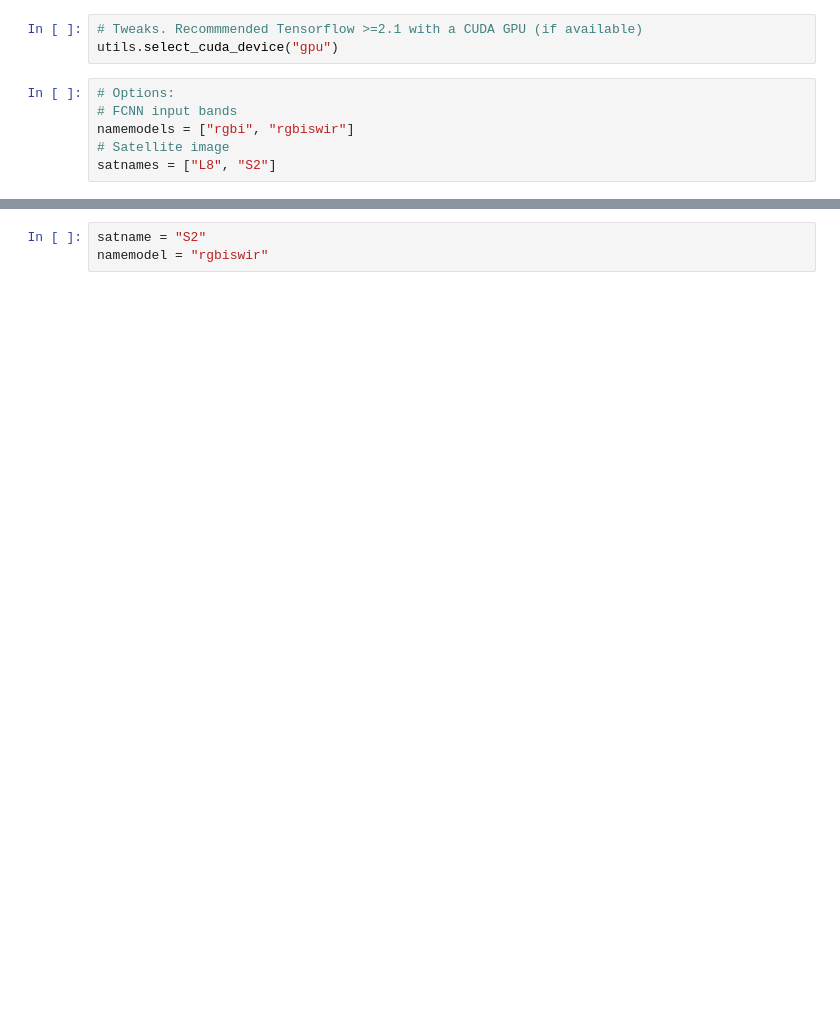
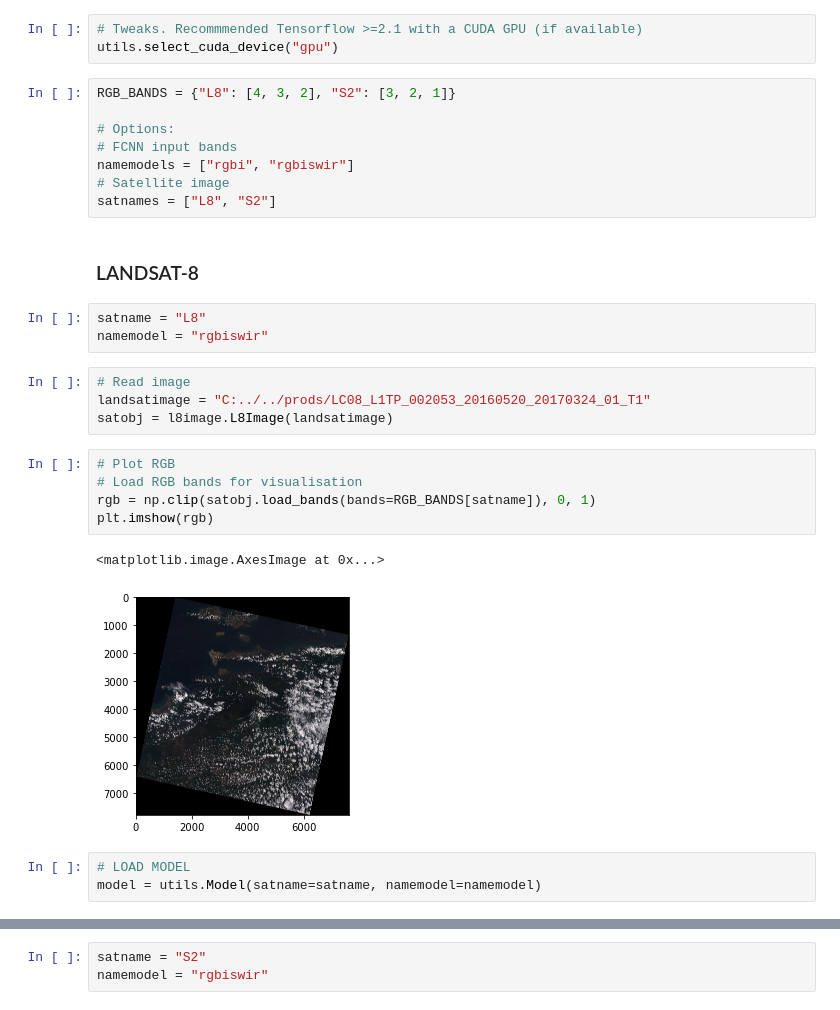
Before and after one commit to IPL-UV/DL-L8S2-UV, a Jupyter notebook: notebooks/Example - Cloud masking with DL in L-8 and S-2 images.ipynb, the cells around one changed output, grey strips where cells are left out. Cells and saved outputs as stored; diff of their text form; blank space fills up the shorter version.

```diff
--- a/notebooks/Example - Cloud masking with DL in L-8 and S-2 images.ipynb
+++ b/notebooks/Example - Cloud masking with DL in L-8 and S-2 images.ipynb
@@ -11,8 +12,30 @@ from dl_l8s2_uv.satreaders import l8image, s2image
 # Tweaks. Recommmended Tensorflow >=2.1 with a CUDA GPU (if available)
 utils.select_cuda_device("gpu")
 # %%
+RGB_BANDS = {"L8": [4, 3, 2], "S2": [3, 2, 1]}
+
 # Options:
 # FCNN input bands
 namemodels = ["rgbi", "rgbiswir"]
 # Satellite image
 satnames = ["L8", "S2"]
+# %% [markdown]
+### LANDSAT-8
+# %%
+satname = "L8"
+namemodel = "rgbiswir"
+# %%
+# Read image
+landsatimage = "C:../../prods/LC08_L1TP_002053_20160520_20170324_01_T1"
+satobj = l8image.L8Image(landsatimage)
+# %%
+# Plot RGB
+# Load RGB bands for visualisation
+rgb = np.clip(satobj.load_bands(bands=RGB_BANDS[satname]), 0, 1)
+plt.imshow(rgb)
+# %% [output]
+<matplotlib.image.AxesImage at 0x...>
+[figure, added]
+# %%
+# LOAD MODEL
+model = utils.Model(satname=satname, namemodel=namemodel)
```
Also changed, not shown: parts of 10 cells of this notebook.
